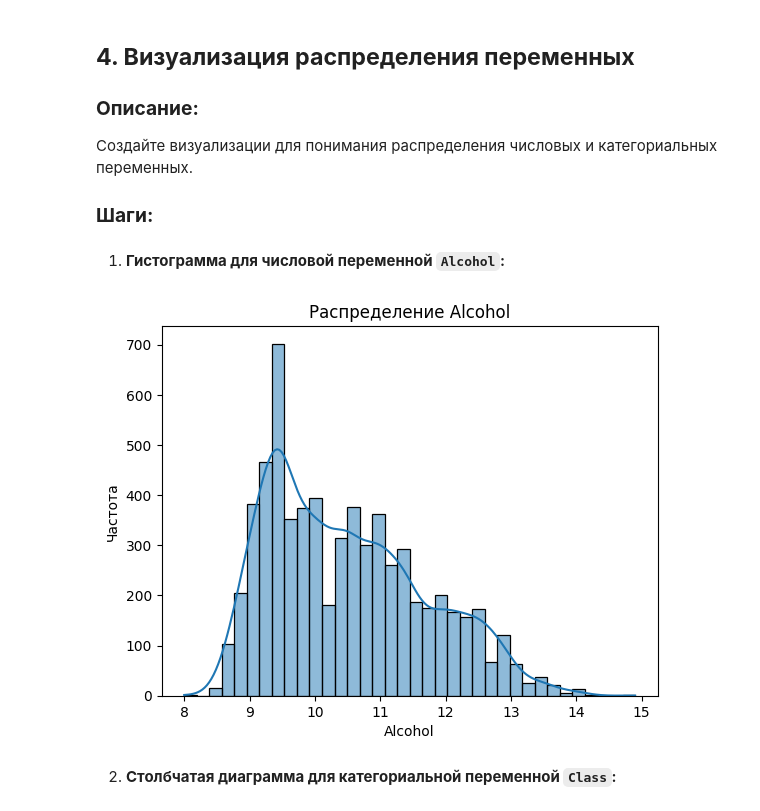
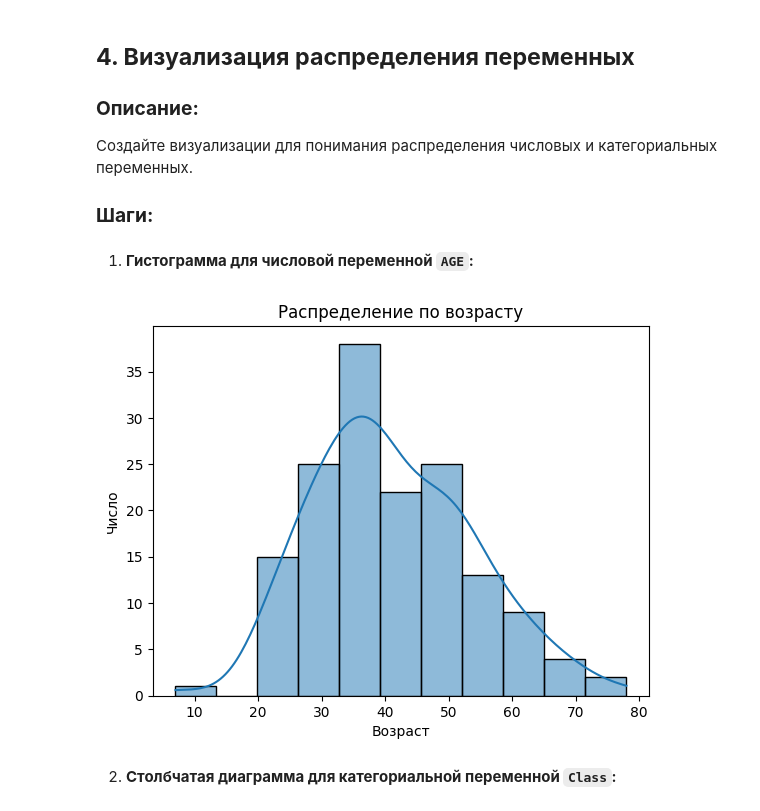
Before and after one commit to RomGor1/Machine-learning-methods-GorovoiBIN221, a Jupyter notebook: Практика_1.ipynb, the cells around one changed output. Saved outputs shown, nothing was run; the diff lists cells and outputs as text; code cells hidden in the pictures.

```diff
--- a/Практика_1.ipynb
+++ b/Практика_1.ipynb
@@ -60,7 +60,7 @@ import seaborn as sns
 Описание:
 В этом разделе вы загрузите набор данных wine.csv, ознакомитесь с его структурой и проведёте первичный обзор.
 # %%
-PATH_TO_FILE: str = '/content/wine.csv' # Загрузка набора данных
+PATH_TO_FILE: str = 'hepatitis.csv' # Загрузка набора данных
 ## p.s. в левой панеле нажать на папку и перетащить туда файл,
 ## а wince.csv заменить на свой вариант (ПКМ -> копировать путь)
 
@@ -263,15 +269,15 @@ plt.gca().spines[['top', 'right',]].set_visible(False)
 
 ### **Шаги:**
 # %% [markdown]
-1. **Гистограмма для числовой переменной `Alcohol`:**
+1. **Гистограмма для числовой переменной `AGE`:**
 # %%
-   sns.histplot(df['alcohol'], kde=True)
-   plt.title('Распределение Alcohol')
-   plt.xlabel('Alcohol')
-   plt.ylabel('Частота')
+   sns.histplot(df['AGE'], kde=True)
+   plt.title('Распределение по возрасту')
+   plt.xlabel('Возраст')
+   plt.ylabel('Число')
    plt.show()
 # %% [output]
-[figure, old version]
+[figure, new version]
 # %% [markdown]
 2. **Столбчатая диаграмма для категориальной переменной `Class`:**
 # %%
```
Also changed, not shown: parts of 18 cells of this notebook.
